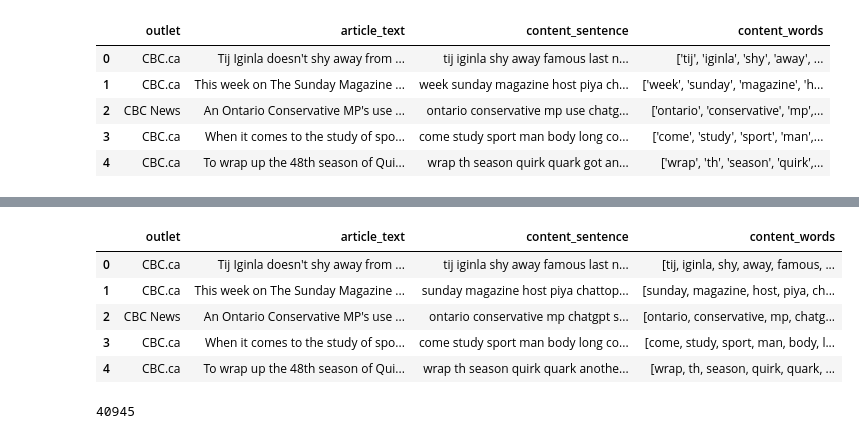
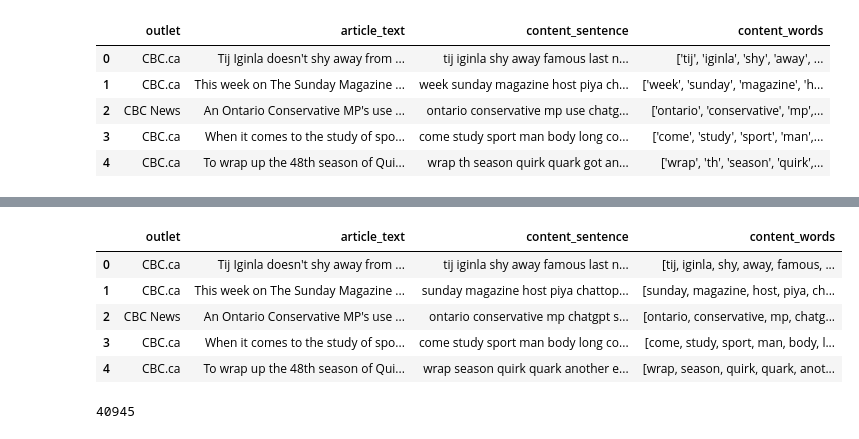
Before and after one commit to ziyouuu/news-bias-detection, a Jupyter notebook: TopicModelling/BERTopic_topicmodelling_content.ipynb, the cells around one changed output, grey strips where cells are left out. Drawn from its saved outputs; the diff is of its cells as text; code cells hidden in the pictures.

```diff
--- a/TopicModelling/BERTopic_topicmodelling_content.ipynb
+++ b/TopicModelling/BERTopic_topicmodelling_content.ipynb
@@ -21,30 +35,31 @@ df.head()
 # %%
 # additional pre-processing
 custom_stopwords = set([
     "could", "should", "would", "may", "might", "said", "year", "just", "many", "even",
     "still", "back",  "day", "week", "month", "use", "give", "take", "since", "much",
     "got", "whether", "look", "always", "let", "yet", "asked", "across", "cooky", "cookie",
     "cookies", "setting", "settings", "site", "sites", "website", "websites", "web", "page",
-    "browser", "privacy", "advertisement", "advertisements", "ad", "ads", ])
+    "browser", "privacy", "advertisement", "advertisements", "ad", "ads", "clear", "real",
+    "associated", "th"])
 
 # Uncomment this line when running the code for the first time after importing csv
-df['content_words'] = df['content_words'].apply(eval)
+# df['content_words'] = df['content_words'].apply(eval)
 
 df['content_words'] = df['content_words'].apply(lambda x: [word for word in x if word not in custom_stopwords])
 
 df["content_sentence"] = df["content_words"].apply(lambda x: " ".join(x))
 
 # drop all null values
 # df = df["headline_sentence"].dropna()
 
 df.head()
 # %% [output]
 |  | outlet | article_text | content_sentence | content_words |
 | 0 | CBC.ca | Tij Iginla doesn't shy away from ... | tij iginla shy away famous last n... | [tij, iginla, shy, away, famous, ... |
 | 1 | CBC.ca | This week on The Sunday Magazine ... | sunday magazine host piya chattop... | [sunday, magazine, host, piya, ch... |
 | 2 | CBC News | An Ontario Conservative MP's use ... | ontario conservative mp chatgpt s... | [ontario, conservative, mp, chatg... |
 | 3 | CBC.ca | When it comes to the study of spo... | come study sport man body long co... | [come, study, sport, man, body, l... |
-| 4 | CBC.ca | To wrap up the 48th season of Qui... | wrap th season quirk quark anothe... | [wrap, th, season, quirk, quark, ... |
+| 4 | CBC.ca | To wrap up the 48th season of Qui... | wrap season quirk quark another e... | [wrap, season, quirk, quark, anot... |
 # %%
 len(df)
 # %% [output]
```
Also changed, not shown: parts of 16 cells of this notebook.
